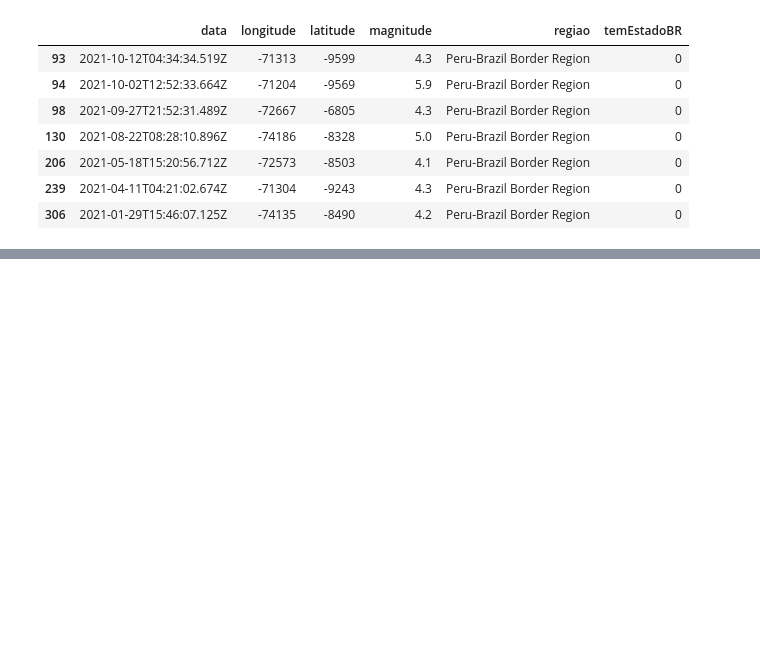
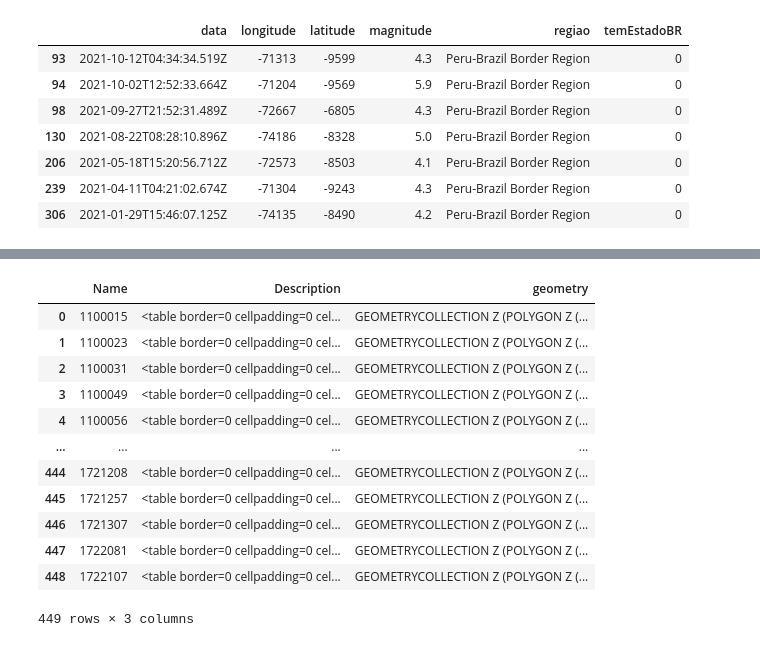
Before and after one commit to casjunior93/Analise-de-terromotos-ocorridos-no-Brasil-desde-1900, a Jupyter notebook: Terremotos_no_Brasil.ipynb, the cells around one changed output, grey strips where cells are left out. Saved outputs shown, nothing was run; the diff lists cells and outputs as text; code cells hidden in the pictures; blank space fills up the shorter version.

```diff
--- a/Terremotos_no_Brasil.ipynb
+++ b/Terremotos_no_Brasil.ipynb
@@ -193,0 +205,18 @@ df_uterremotos.loc[df_uterremotos.temEstadoBR == 0].head(10)
+# %%
+gpd.io.file.fiona.drvsupport.supported_drivers['KML'] = 'rw'
+meu_mapa = gpd.read_file('/content/drive/MyDrive/ANÁLISES DE DADOS/Terremotos/KML BRASIL/SEPARACAO POR REGIA/Norte.kml', driver='KML')
+meu_mapa
+# %% [output]
+|  | Name | Description | geometry |
+| 0 | 1100015 | <table border=0 cellpadding=0 cel... | GEOMETRYCOLLECTION Z (POLYGON Z (... |
+| 1 | 1100023 | <table border=0 cellpadding=0 cel... | GEOMETRYCOLLECTION Z (POLYGON Z (... |
+| 2 | 1100031 | <table border=0 cellpadding=0 cel... | GEOMETRYCOLLECTION Z (POLYGON Z (... |
+| 3 | 1100049 | <table border=0 cellpadding=0 cel... | GEOMETRYCOLLECTION Z (POLYGON Z (... |
+| 4 | 1100056 | <table border=0 cellpadding=0 cel... | GEOMETRYCOLLECTION Z (POLYGON Z (... |
+| ... | ... | ... | ... |
+| 444 | 1721208 | <table border=0 cellpadding=0 cel... | GEOMETRYCOLLECTION Z (POLYGON Z (... |
+| 445 | 1721257 | <table border=0 cellpadding=0 cel... | GEOMETRYCOLLECTION Z (POLYGON Z (... |
+| 446 | 1721307 | <table border=0 cellpadding=0 cel... | GEOMETRYCOLLECTION Z (POLYGON Z (... |
+| 447 | 1722081 | <table border=0 cellpadding=0 cel... | GEOMETRYCOLLECTION Z (POLYGON Z (... |
+| 448 | 1722107 | <table border=0 cellpadding=0 cel... | GEOMETRYCOLLECTION Z (POLYGON Z (... |
+449 rows × 3 columns
```
Also changed, not shown: parts of 19 cells of this notebook.
